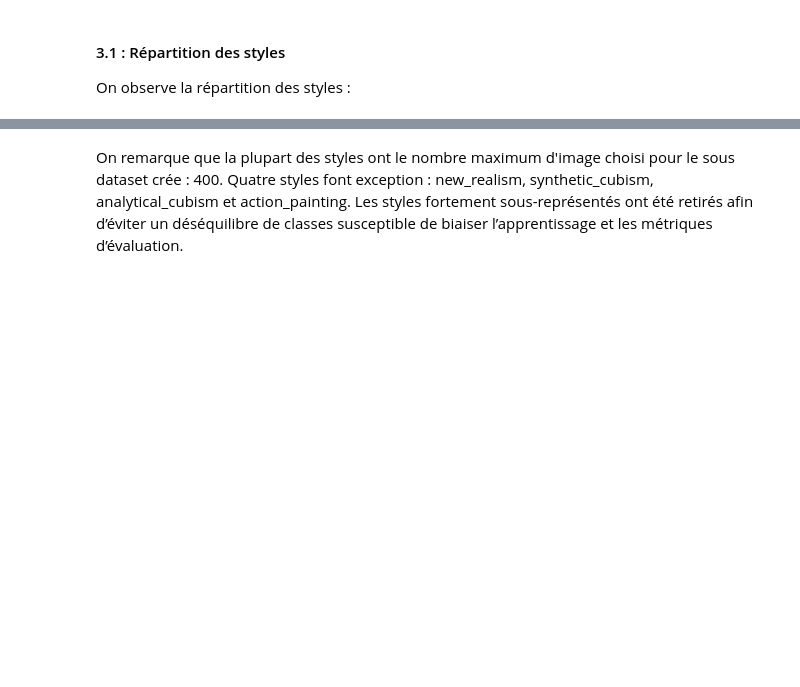
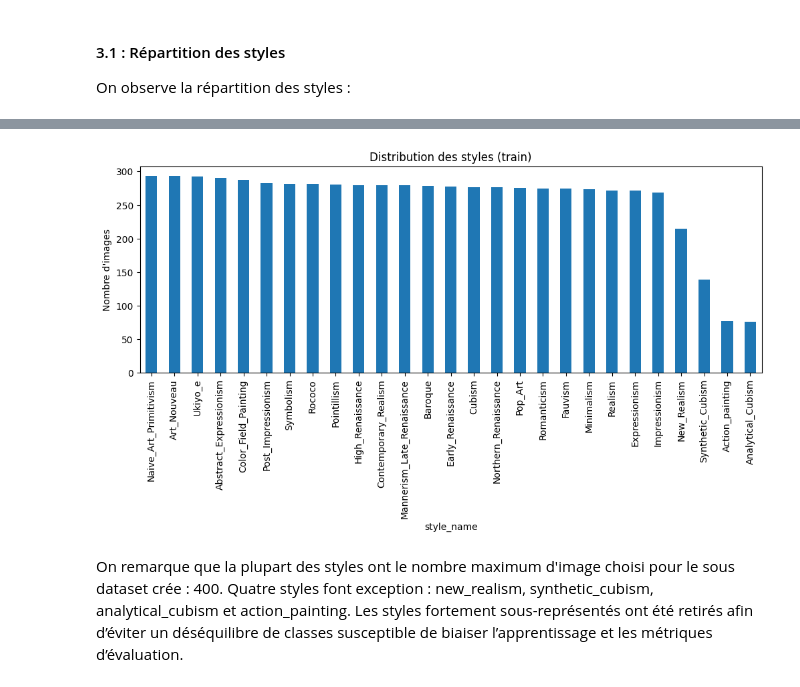
Before and after one commit to julietteabalain-cloud/Reconnaissance-de-mouvement-artistique, a Jupyter notebook: notebooks/1_RV-DL_exploration.ipynb, the cells around one changed output, grey strips where cells are left out. Saved outputs shown, nothing was run; the diff lists cells and outputs as text; code cells hidden in the pictures; blank space fills up the shorter version.

```diff
--- a/notebooks/1_RV-DL_exploration.ipynb
+++ b/notebooks/1_RV-DL_exploration.ipynb
@@ -187,3 +189,7 @@ dataset_module.visualize_style_repartition(df)
+# %%
+dataset_module.visualize_style_repartition(df_train)
+# %% [output]
+[figure, added]
 # %% [markdown]
 On remarque que la plupart des styles ont le nombre maximum d'image choisi pour le sous dataset crée : 400. Quatre styles font exception : new_realism, synthetic_cubism, analytical_cubism et action_painting. Les styles fortement sous-représentés ont été retirés afin d’éviter un déséquilibre de classes susceptible de biaiser l’apprentissage et les métriques d’évaluation.
 # %%
```
Also changed, not shown: parts of 15 cells of this notebook, 1 other file.
